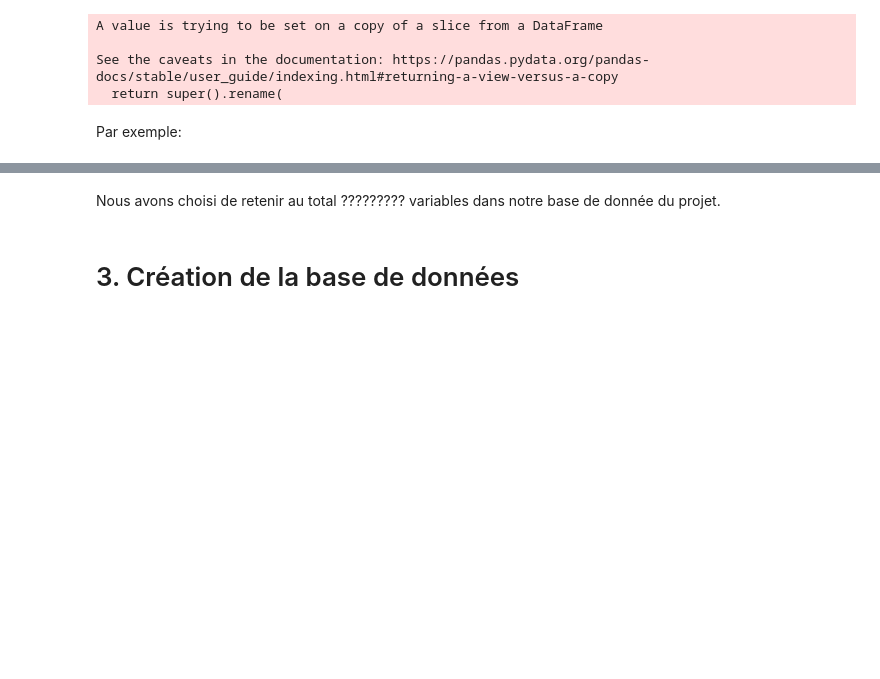
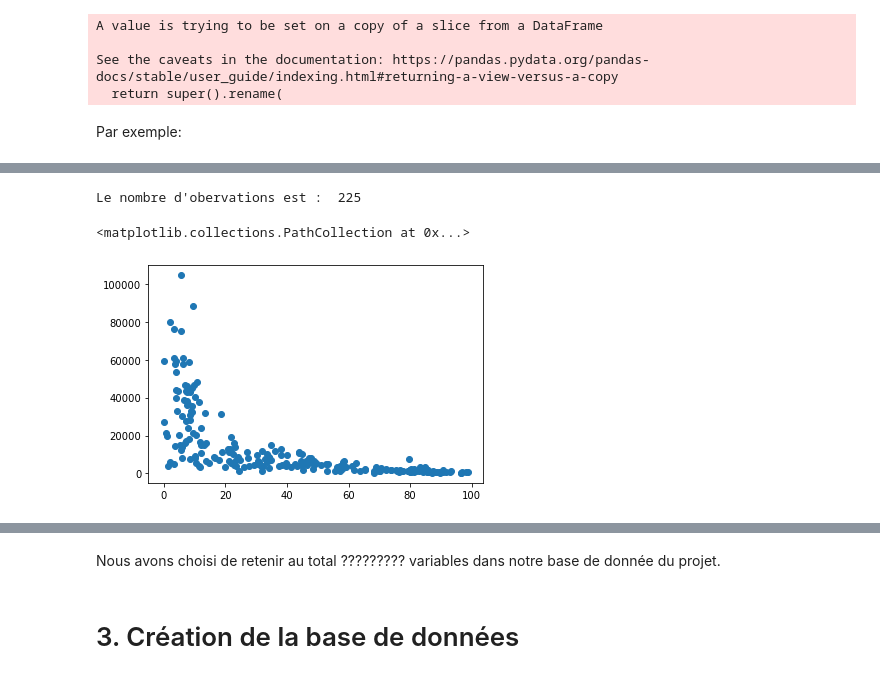
Before and after one commit to cmllbll/Gender-Inequalities-and-Development, a Jupyter notebook: Notebook final.ipynb, the cells around one changed output, grey strips where cells are left out. Cells and saved outputs as stored; diff of their text form; code cells hidden in the pictures; blank space fills up the shorter version.

```diff
--- a/Notebook final.ipynb
+++ b/Notebook final.ipynb
@@ -370,0 +409,8 @@ Puis nous avons étudié manuellement les indicateurs de ce dataframe et leurs c
+# %%
+#Graphique de corrélation pour l'indicateur 'Vulnerable employment, female (% of male employment) (modeled ILO estimate)'
+
+corr_indicateurs(df_female, df_pib_name, 'Vulnerable employment, female (% of female employment) (modeled ILO estimate)')
+# %% [output]
+Le nombre d'obervations est :  225
+<matplotlib.collections.PathCollection at 0x...>
+[figure, added]
```
Also changed, not shown: parts of 8 cells of this notebook.
